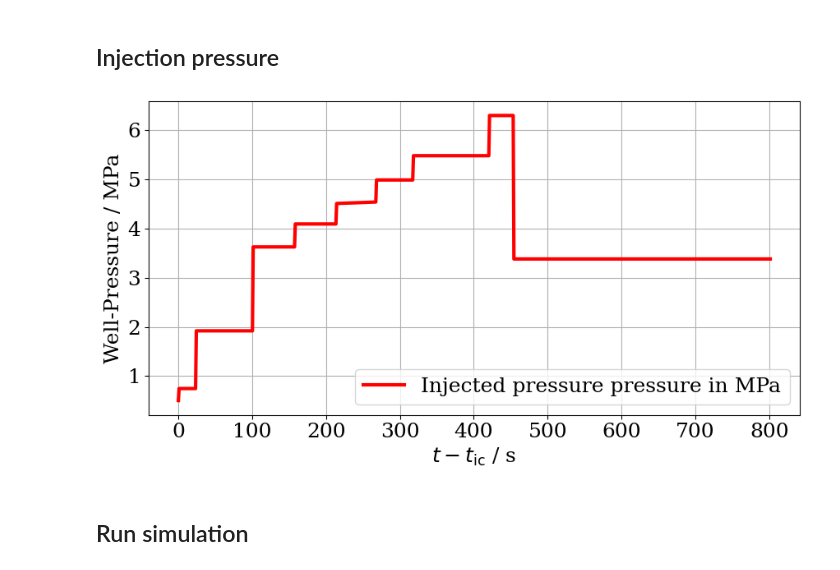
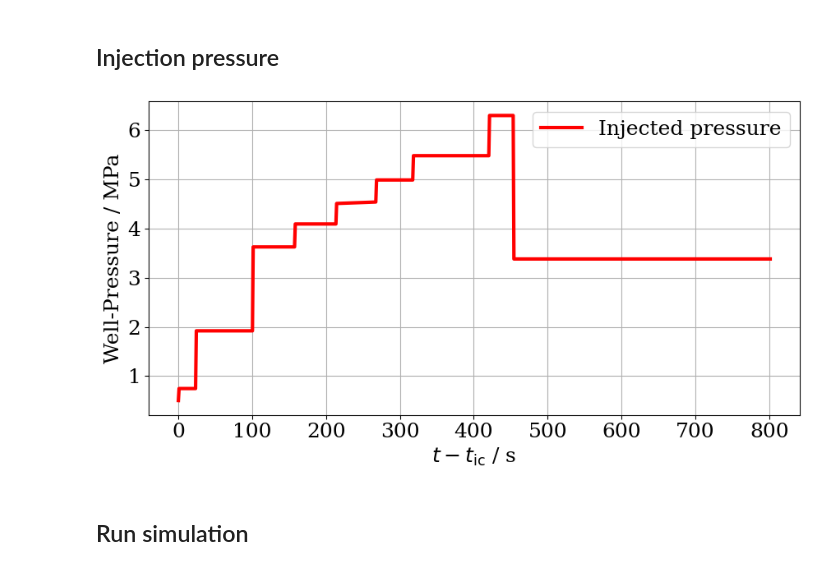
Before and after one commit to mehranqsb/FaultModel-FinalReport-ENSI-TUBAF, a Jupyter notebook: FaultSlipTestReport_FM1_FM2.ipynb, the cells around one changed output. Saved outputs shown, nothing was run; the diff lists cells and outputs as text; code cells hidden in the pictures.

```diff
--- a/FaultSlipTestReport_FM1_FM2.ipynb
+++ b/FaultSlipTestReport_FM1_FM2.ipynb
@@ -504,18 +663,18 @@ p = np.array(
 # %%
 fig, ax = plt.subplots(figsize=(9, 5))
 ax.plot(
     dt.cumsum()[1:] - dt[1],
     p[1:],
-    label="Injected pressure pressure in MPa",
+    label="Injected pressure",
     color="red",
 )
 ax.set_xlabel("$t-t_\\mathrm{ic}$ / s")
 ax.set_ylabel("Well-Pressure / MPa")
 ax.legend()
 ax.grid(True)
 fig.tight_layout()
 # %% [output]
-[figure, old version]
+[figure, new version]
 # %% [markdown]
 ## Run simulation
 # %% [markdown]
```
Also changed, not shown: parts of 27 cells of this notebook, 27 other files.
